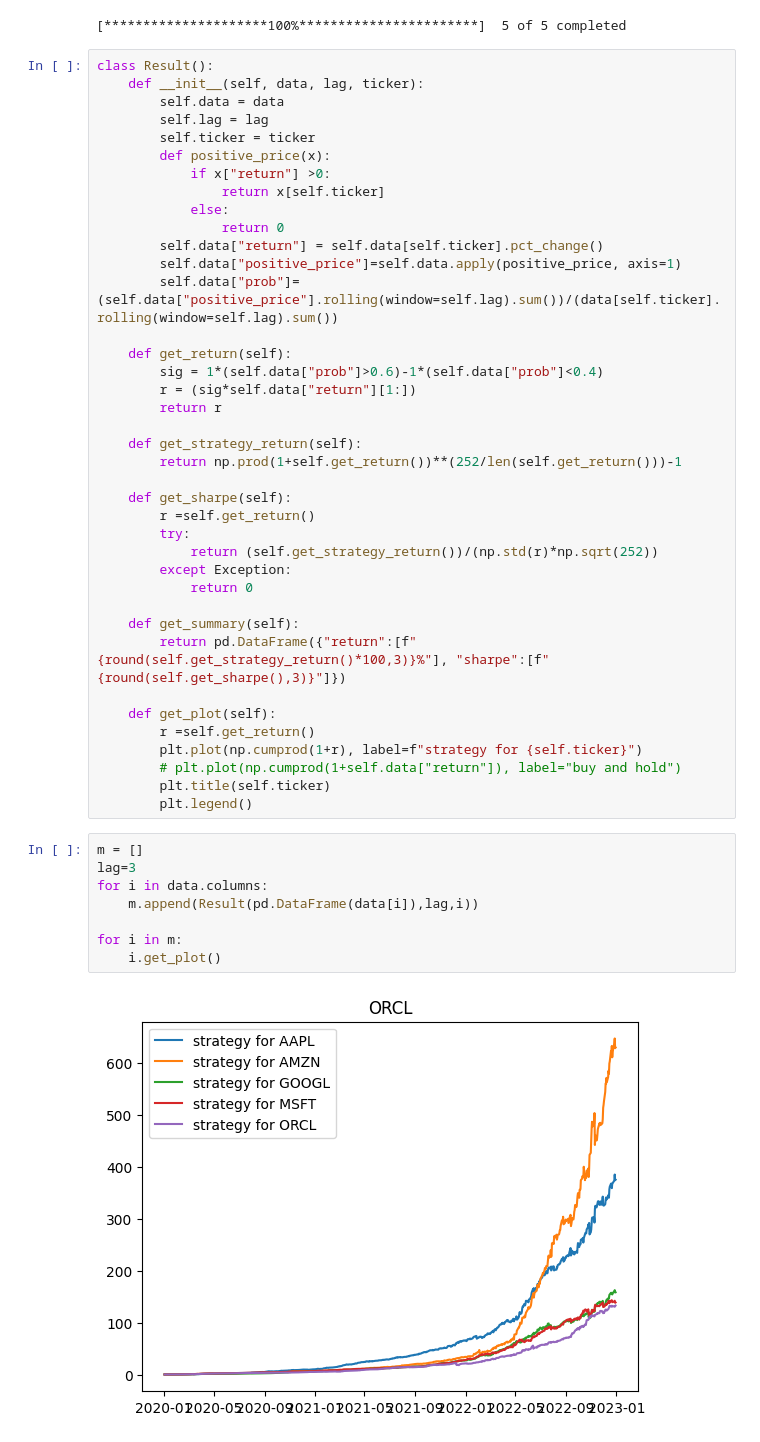
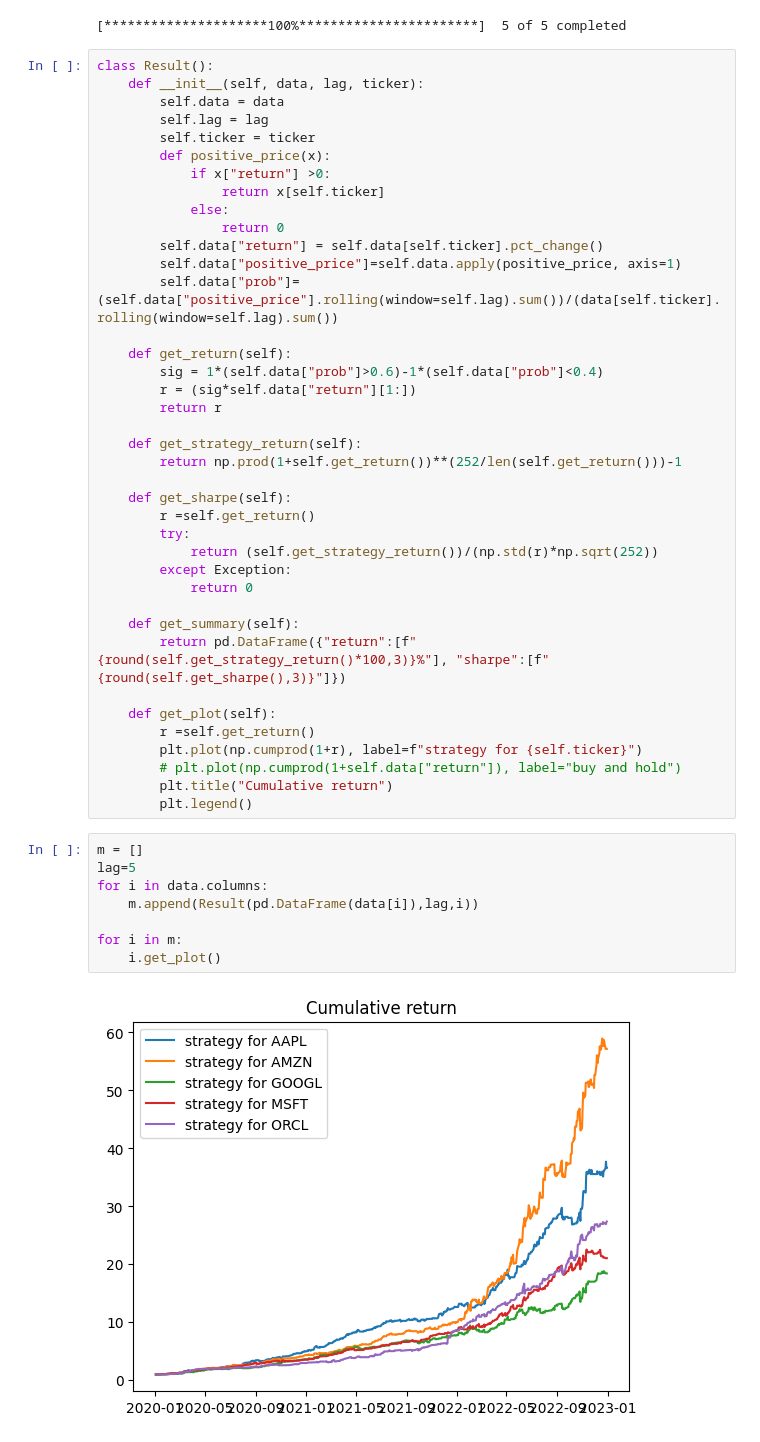
Before and after one commit to khanhtrinh2003/Finance, a Jupyter notebook: Technical analysis/no_name_strategy.ipynb, the cells around one changed output. Cells and saved outputs as stored; diff of their text form.

```diff
--- a/Technical analysis/no_name_strategy.ipynb
+++ b/Technical analysis/no_name_strategy.ipynb
@@ -47,18 +47,18 @@ class Result():
         r =self.get_return()
         plt.plot(np.cumprod(1+r), label=f"strategy for {self.ticker}")
         # plt.plot(np.cumprod(1+self.data["return"]), label="buy and hold")
-        plt.title(self.ticker)
+        plt.title("Cumulative return")
         plt.legend()
 # %%
 m = []
-lag=3
+lag=5
 for i in data.columns:
     m.append(Result(pd.DataFrame(data[i]),lag,i))
 
 for i in m:
     i.get_plot()
 # %% [output]
-[figure, old version]
+[figure, new version]
 # %%
 for i in m:
     print(f"{i.ticker}\n{i.get_summary()}\n\n")
```
Also changed, not shown: parts of 1 cell of this notebook.
